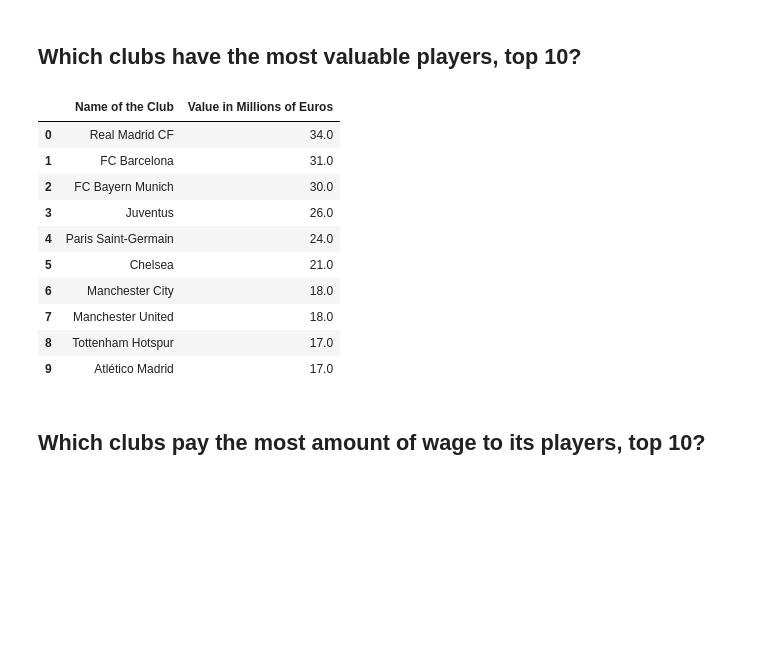
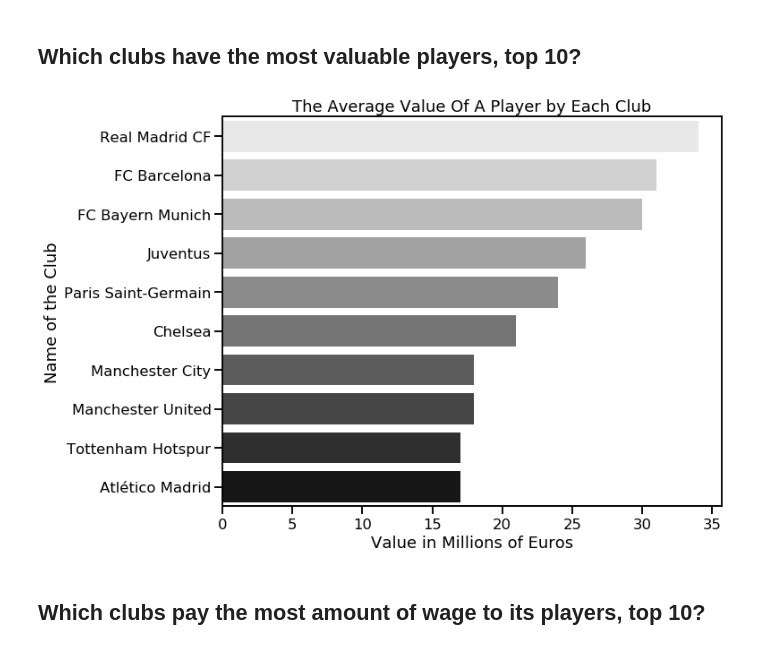
Before and after one commit to bauyrjanj/KMeansClustering, a Jupyter notebook: Data storytelling - FIFA dataset.ipynb, the cells around one changed output. Drawn from its saved outputs; the diff is of its cells as text; code cells hidden in the pictures; blank space fills up the shorter version.

```diff
--- a/Data storytelling - FIFA dataset.ipynb
+++ b/Data storytelling - FIFA dataset.ipynb
@@ -148,20 +148,15 @@ plt.show()
 ## Which clubs have the most valuable players, top 10?
 # %%
 # The average value of the players ($ million) in each club - top 10
-pd.DataFrame(round(sub_df.groupby(['Club']).mean().Value_Euros.nlargest(10)/1000000)).reset_index().rename(columns={'Club':\
+most_valuable = pd.DataFrame(round(sub_df.groupby(['Club']).mean().Value_Euros.nlargest(10)/1000000)).reset_index().rename(columns={'Club':\
                                                     'Name of the Club', 'Value_Euros': 'Value in Millions of Euros'})
+sns.set_context('talk')
+_ = plt.figure(figsize=(10,8))
+_ = sns.barplot(x="Value in Millions of Euros", y="Name of the Club", data=most_valuable, palette = 'gray_r')
+_ = plt.title('The Average Value Of A Player by Each Club')
+plt.show()
 # %% [output]
-|  | Name of the Club | Value in Millions of Euros |
-| 0 | Real Madrid CF | 34.0 |
-| 1 | FC Barcelona | 31.0 |
-| 2 | FC Bayern Munich | 30.0 |
-| 3 | Juventus | 26.0 |
-| 4 | Paris Saint-Germain | 24.0 |
-| 5 | Chelsea | 21.0 |
-| 6 | Manchester City | 18.0 |
-| 7 | Manchester United | 18.0 |
-| 8 | Tottenham Hotspur | 17.0 |
-| 9 | Atlético Madrid | 17.0 |
+[figure, added]
 # %% [markdown]
 ## Which clubs pay the most amount of wage to its players, top 10?
 # %%
```
Also changed, not shown: parts of 4 cells of this notebook, 1 other file.
